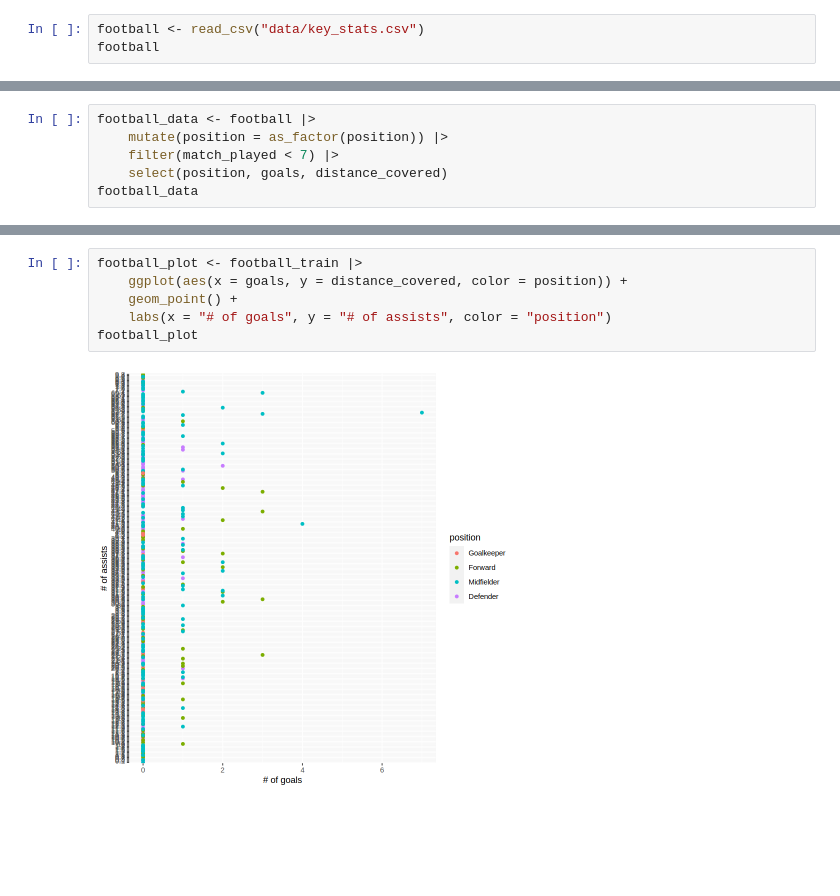
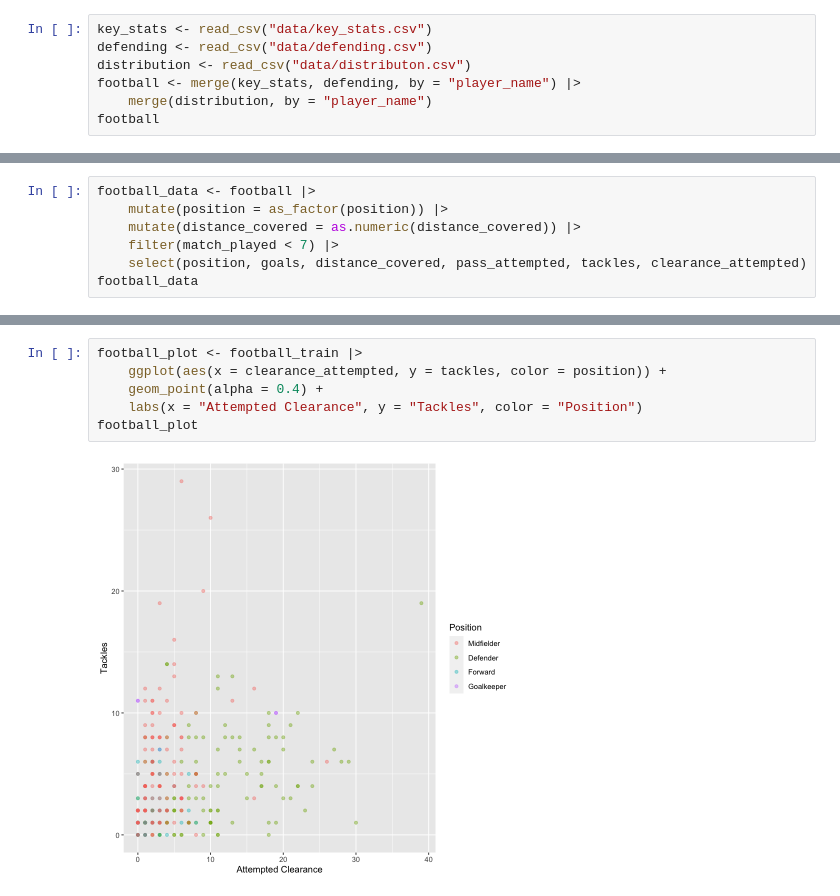
Before and after one commit to JoelGunawan/dsci-100-009-group-8, a Jupyter notebook: football_project.ipynb, the cells around one changed output, grey strips where cells are left out. Saved outputs shown, nothing was run; the diff lists cells and outputs as text; blank space fills up the shorter version.

Commit message:
binded key stats, defending, and distribution data together and created one visualization

```diff
--- a/football_project.ipynb
+++ b/football_project.ipynb
@@ -26,6 +26,10 @@ Warning message in file(filename, "r", encoding = encoding):
 ERROR: Error in file(filename, "r", encoding = encoding): cannot open the connection
 # %%
-football <- read_csv("data/key_stats.csv")
+key_stats <- read_csv("data/key_stats.csv")
+defending <- read_csv("data/defending.csv")
+distribution <- read_csv("data/distributon.csv")
+football <- merge(key_stats, defending, by = "player_name") |>
+    merge(distribution, by = "player_name")
 football
 # %% [output]
 Rows: 747 Columns: 8
@@ -49,7 +62,8 @@ A spec_tbl_df: 747 × 8
 # %%
 football_data <- football |>
     mutate(position = as_factor(position)) |>
+    mutate(distance_covered = as.numeric(distance_covered)) |>
     filter(match_played < 7) |>
-    select(position, goals, distance_covered)
+    select(position, goals, distance_covered, pass_attempted, tackles, clearance_attempted)
 football_data
 # %% [output]
@@ -82,8 +96,8 @@ A tibble: 417 × 3
 # %%
 football_plot <- football_train |>
-    ggplot(aes(x = goals, y = distance_covered, color = position)) +
-    geom_point() +
-    labs(x = "# of goals", y = "# of assists", color = "position")
+    ggplot(aes(x = clearance_attempted, y = tackles, color = position)) +
+    geom_point(alpha = 0.4) +
+    labs(x = "Attempted Clearance", y = "Tackles", color = "Position")
 football_plot
 # %% [output]
-[figure, old version]
+[figure, new version]
```
Also changed, not shown: parts of 4 cells of this notebook.
